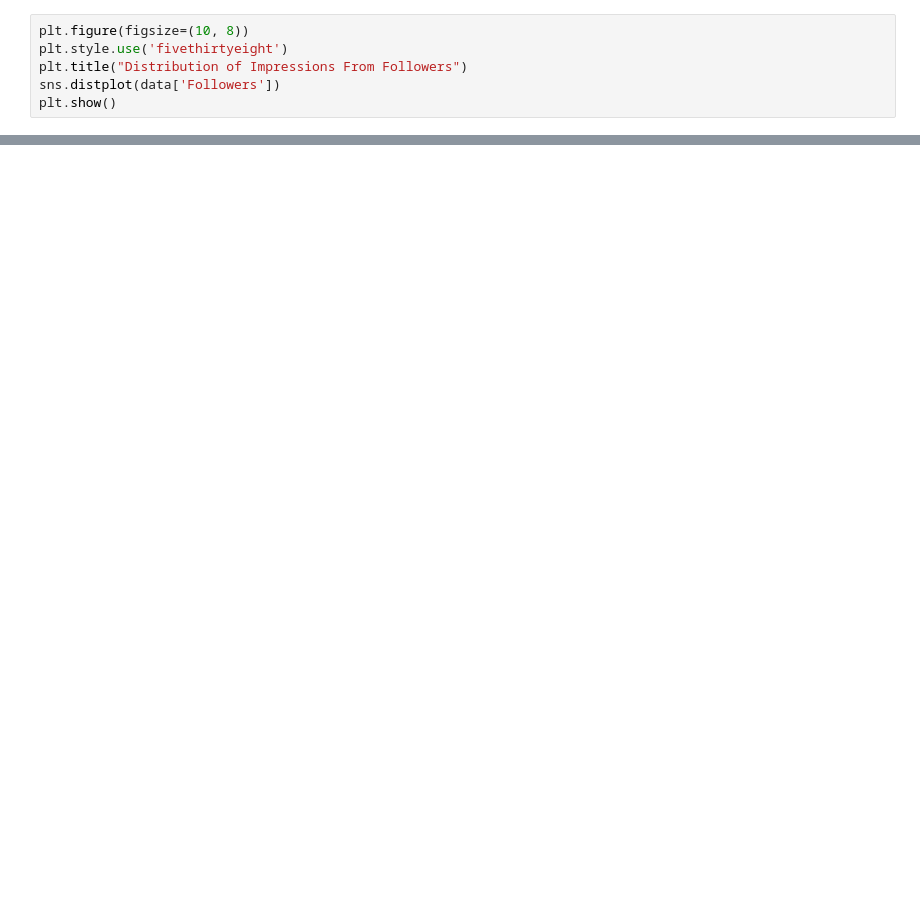
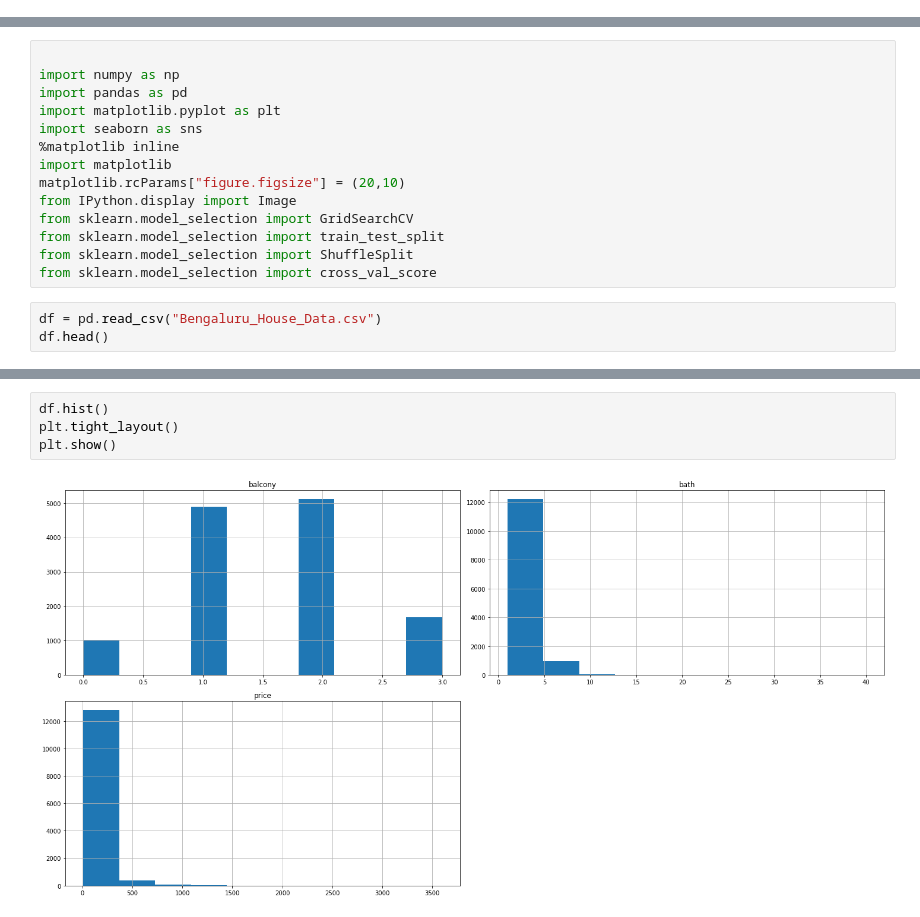
Before and after one commit to Dbhosale146/assignment, a Jupyter notebook: Untitled.ipynb, the cells around one changed output, grey strips where cells are left out. Saved outputs shown, nothing was run; the diff lists cells and outputs as text; blank space fills up the shorter version.

```diff
--- a/Untitled.ipynb
+++ b/Untitled.ipynb
@@ -101,6 +0,0 @@ data.head(3)
-# %%
-plt.figure(figsize=(10, 8))
-plt.style.use('fivethirtyeight')
-plt.title("Distribution of Impressions From Followers")
-sns.distplot(data['Followers'])
-plt.show()
@@ -184,0 +1,17 @@ Mean Squared Error (Time Since Posted): 13.192419971206911
+# %%
+
+import numpy as np
+import pandas as pd
+import matplotlib.pyplot as plt
+import seaborn as sns
+%matplotlib inline
+import matplotlib
+matplotlib.rcParams["figure.figsize"] = (20,10)
+from IPython.display import Image
+from sklearn.model_selection import GridSearchCV
+from sklearn.model_selection import train_test_split
+from sklearn.model_selection import ShuffleSplit
+from sklearn.model_selection import cross_val_score
+# %%
+df = pd.read_csv("Bengaluru_House_Data.csv")
+df.head()
@@ -184,0 +73,6 @@ Mean Squared Error (Time Since Posted): 13.192419971206911
+# %%
+df.hist()
+plt.tight_layout()
+plt.show()
+# %% [output]
+[figure, added]
```
Also changed, not shown: parts of 82 cells of this notebook.
